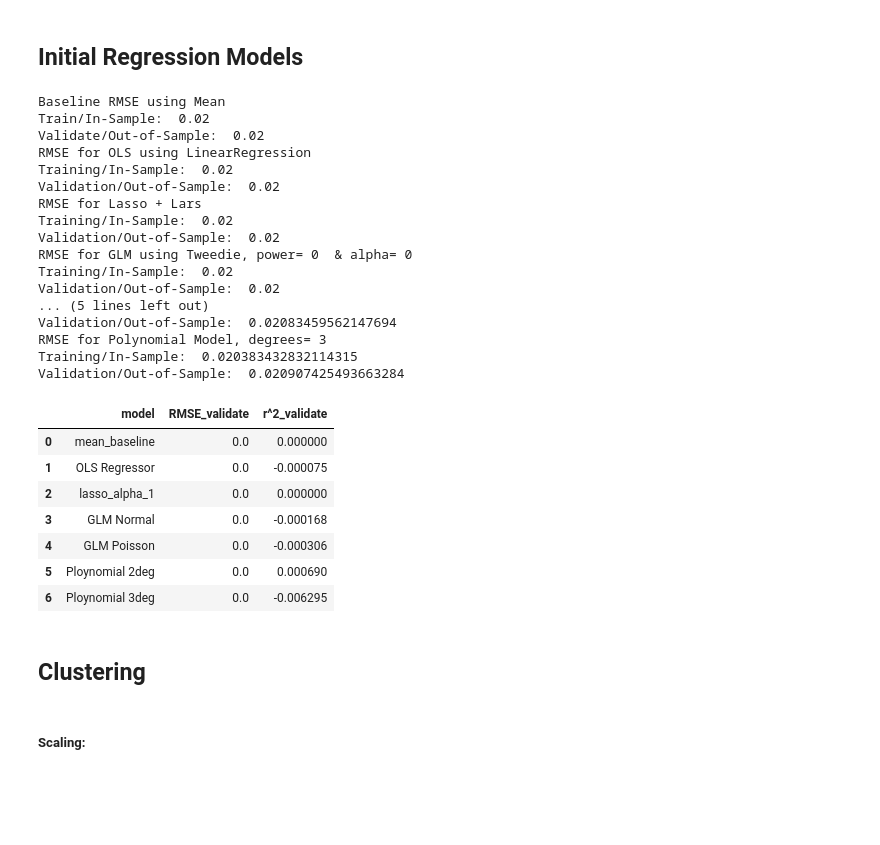
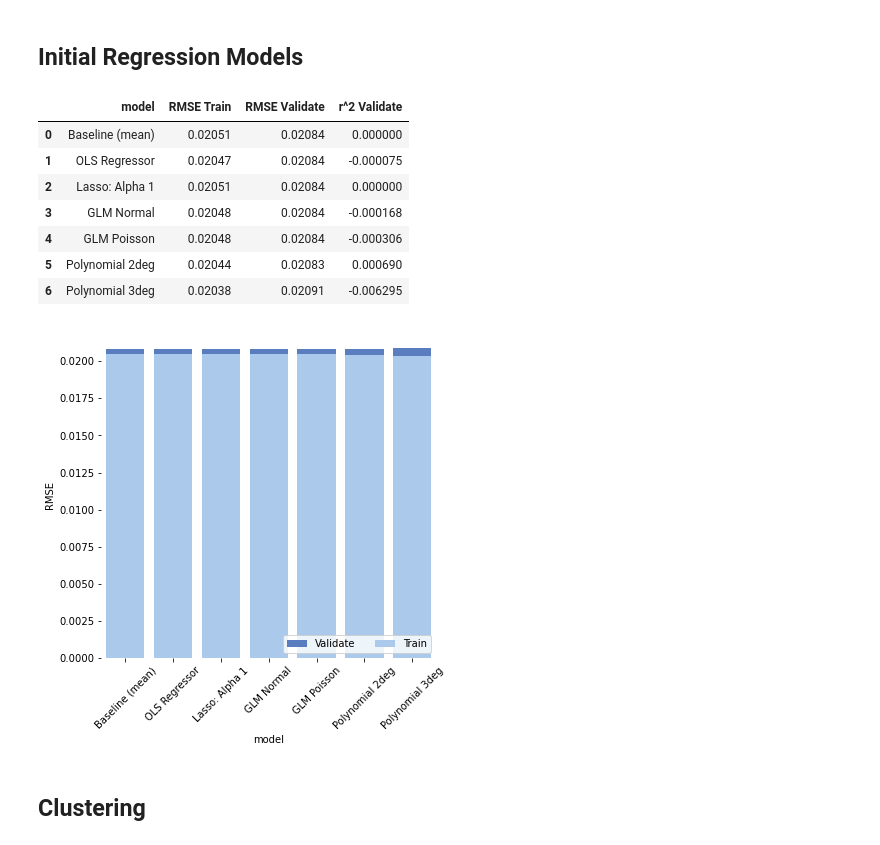
Before and after one commit to jeffakins/zillow_2017_clustering_project, a Jupyter notebook: zillow_clustering_project.ipynb, the cells around one changed output. Saved outputs shown, nothing was run; the diff lists cells and outputs as text; code cells hidden in the pictures; blank space fills up the shorter version.

```diff
--- a/zillow_clustering_project.ipynb
+++ b/zillow_clustering_project.ipynb
@@ -246,34 +246,30 @@ train_scaled.head(2)
 # %%
 X_train, y_train, X_validate, y_validate, X_test, y_test = zm.zillow_xy(train_scaled, validate_scaled, test_scaled)
 # %%
-zm.model_compare(X_train, y_train, X_validate, y_validate)
+compare = zm.model_compare(X_train, y_train, X_validate, y_validate)
+compare
 # %% [output]
-Baseline RMSE using Mean
-Train/In-Sample:  0.02
-Validate/Out-of-Sample:  0.02
-RMSE for OLS using LinearRegression
-Training/In-Sample:  0.02
-Validation/Out-of-Sample:  0.02
-RMSE for Lasso + Lars
-Training/In-Sample:  0.02
-Validation/Out-of-Sample:  0.02
-RMSE for GLM using Tweedie, power= 0  & alpha= 0
-Training/In-Sample:  0.02
-Validation/Out-of-Sample:  0.02
-... (5 lines left out)
-Validation/Out-of-Sample:  0.02083459562147694
-RMSE for Polynomial Model, degrees= 3
-Training/In-Sample:  0.020383432832114315
-Validation/Out-of-Sample:  0.020907425493663284
-|  | model | RMSE_validate | r^2_validate |
-| 0 | mean_baseline | 0.0 | 0.000000 |
-| 1 | OLS Regressor | 0.0 | -0.000075 |
-| 2 | lasso_alpha_1 | 0.0 | 0.000000 |
-| 3 | GLM Normal | 0.0 | -0.000168 |
-| 4 | GLM Poisson | 0.0 | -0.000306 |
-| 5 | Ploynomial 2deg | 0.0 | 0.000690 |
-| 6 | Ploynomial 3deg | 0.0 | -0.006295 |
+|  | model | RMSE Train | RMSE Validate | r^2 Validate |
+| 0 | Baseline (mean) | 0.02051 | 0.02084 | 0.000000 |
+| 1 | OLS Regressor | 0.02047 | 0.02084 | -0.000075 |
+| 2 | Lasso: Alpha 1 | 0.02051 | 0.02084 | 0.000000 |
+| 3 | GLM Normal | 0.02048 | 0.02084 | -0.000168 |
+| 4 | GLM Poisson | 0.02048 | 0.02084 | -0.000306 |
+| 5 | Polynomial 2deg | 0.02044 | 0.02083 | 0.000690 |
+| 6 | Polynomial 3deg | 0.02038 | 0.02091 | -0.006295 |
+# %%
+f, ax = plt.subplots(figsize=(6, 6))
+sns.set_color_codes("muted")
+sns.barplot(x="model", y="RMSE Validate", data=compare,
+            label="Validate", color="b")
+sns.set_color_codes("pastel")
+sns.barplot(x="model", y="RMSE Train", data=compare,
+            label="Train", color="b")
+ax.legend(ncol=2, loc="lower right", frameon=True)
+plt.ylabel('RMSE')
+plt.xticks(rotation = 45)
+sns.despine(left=True, bottom=True)
+# %% [output]
+[figure, added]
 # %% [markdown]
 ## Clustering
-# %% [markdown]
-##### Scaling:
```
Also changed, not shown: 1 other file.
